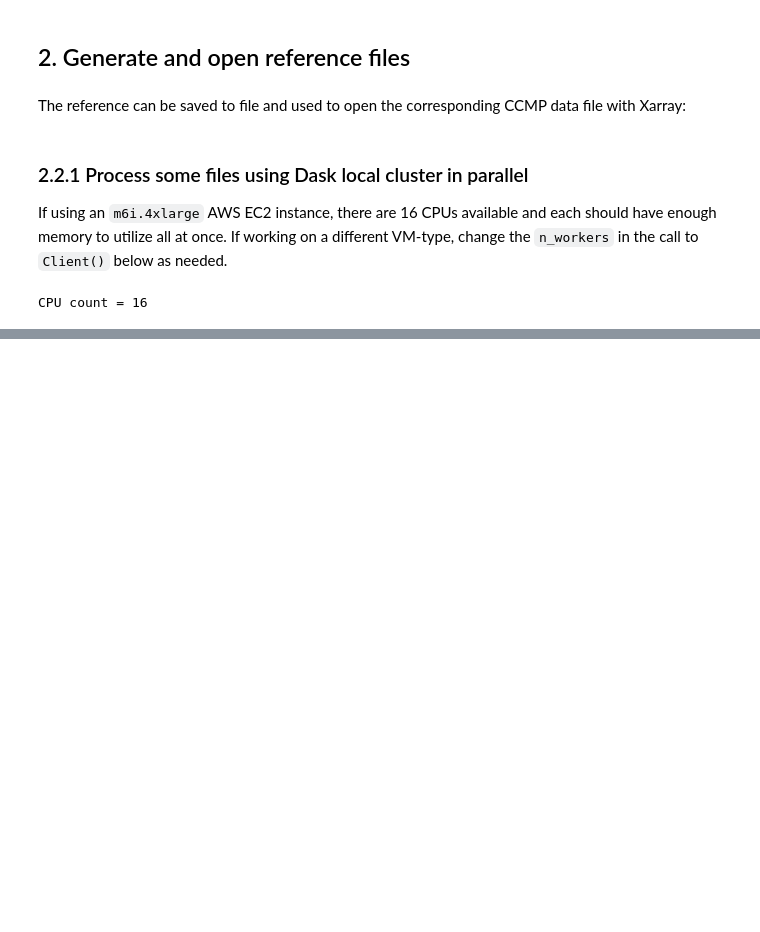
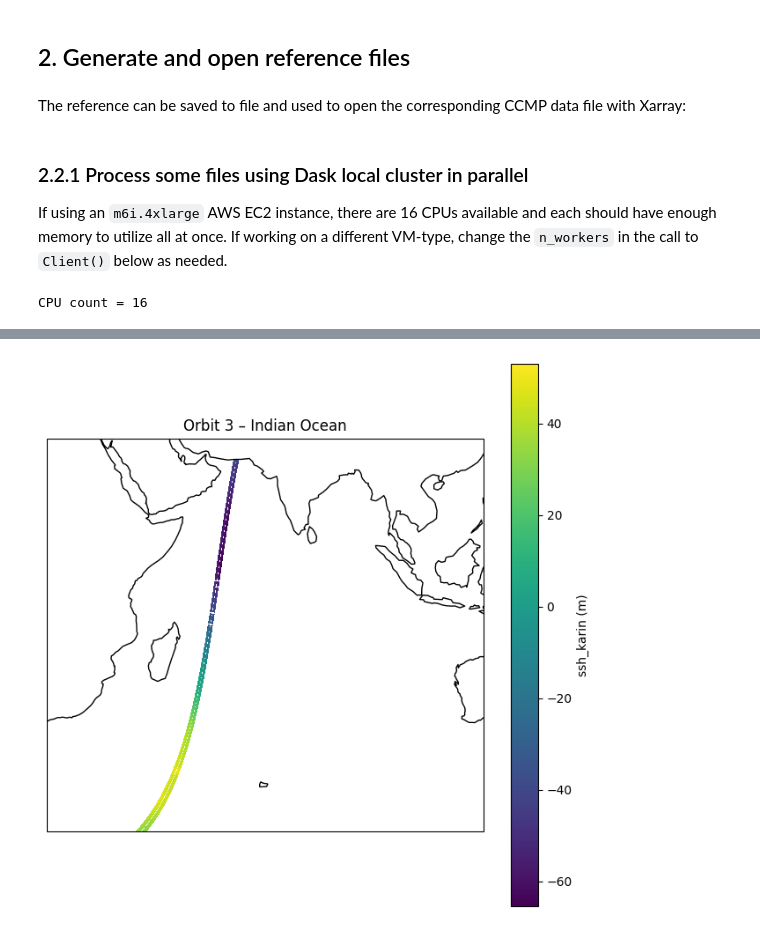
Before and after one commit to edshred2000/virtualizarr, a Jupyter notebook: virtualizarr_recipes-SWOT_L2_LR_SSH_Basic_2.0.ipynb, the cells around one changed output, grey strips where cells are left out. Cells and saved outputs as stored; diff of their text form; code cells hidden in the pictures; blank space fills up the shorter version.

```diff
--- a/virtualizarr_recipes-SWOT_L2_LR_SSH_Basic_2.0.ipynb
+++ b/virtualizarr_recipes-SWOT_L2_LR_SSH_Basic_2.0.ipynb
@@ -243,0 +350,21 @@ plt.show()
+# %%
+fig = plt.figure(figsize=(8, 8))
+ax = plt.axes(projection=ccrs.PlateCarree())
+
+ax.set_extent([lon_min, lon_max, lat_min, lat_max], crs=ccrs.PlateCarree())
+ax.coastlines()
+
+pcm = ax.pcolormesh(
+    lon_io,
+    lat_io,
+    ssh_io,
+    shading="auto",
+    cmap="viridis",
+    transform=ccrs.PlateCarree()
+)
+
+plt.colorbar(pcm, ax=ax, label="ssh_karin (m)")
+plt.title(f"Orbit {k} – Indian Ocean")
+plt.show()
+# %% [output]
+[figure, added]
```
Also changed, not shown: parts of 16 cells of this notebook.
